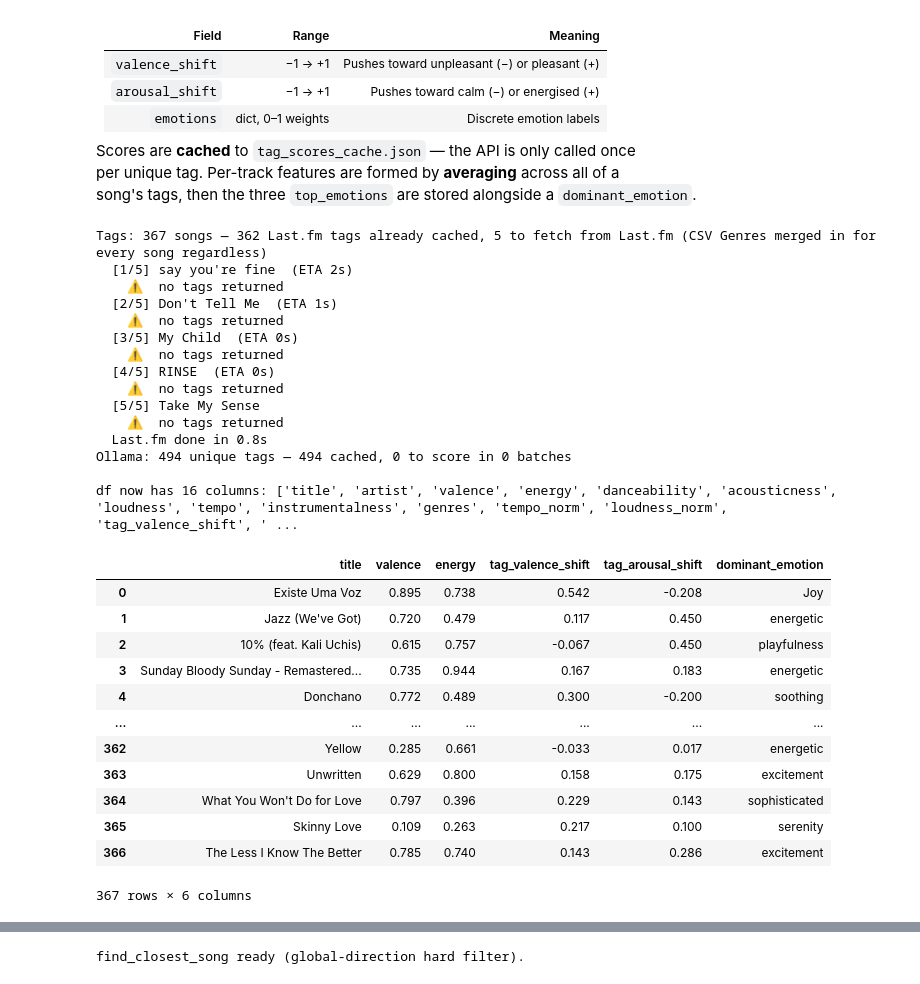
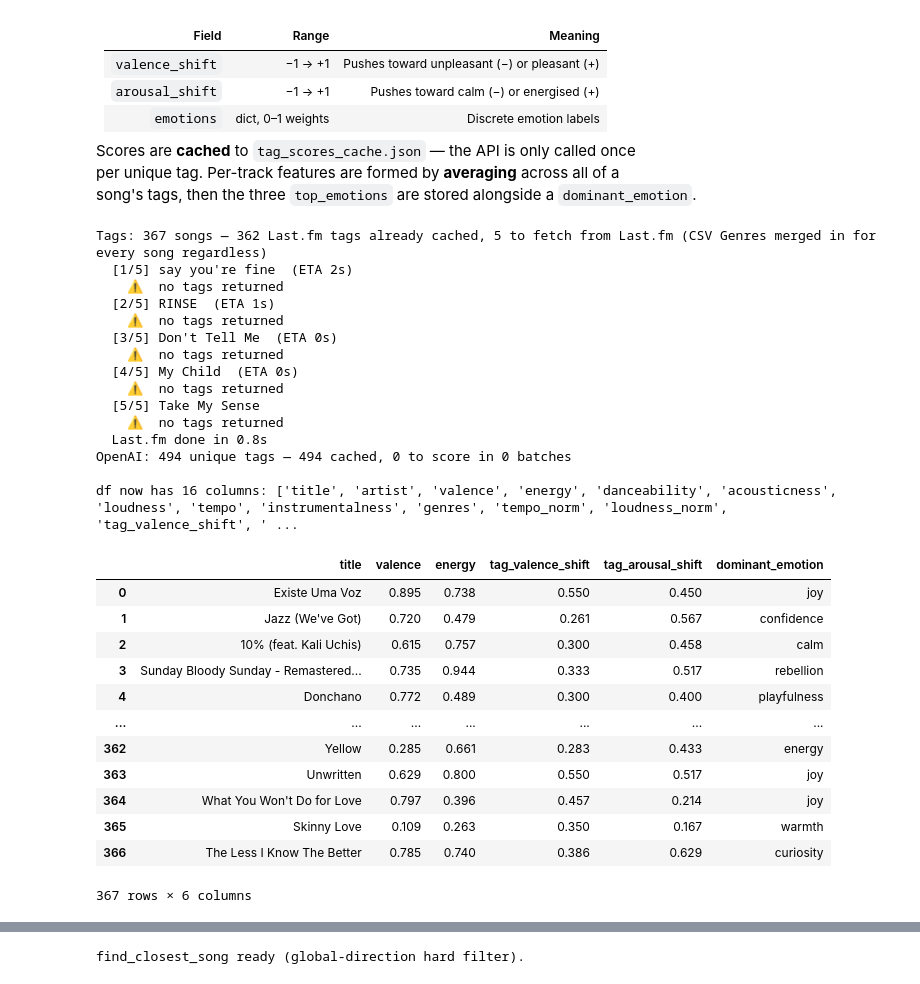
Before and after one commit to RichardFreedman/Summer2026, a Jupyter notebook: moodrec/recommender.ipynb, the cells around one changed output, grey strips where cells are left out. Cells and saved outputs as stored; diff of their text form; code cells hidden in the pictures.

```diff
--- a/moodrec/recommender.ipynb
+++ b/moodrec/recommender.ipynb
@@ -140,11 +140,11 @@ to distinguish them.
 # %%
 import json
 from dotenv import load_dotenv
-from langchain_ollama import ChatOllama
+from langchain_openai import ChatOpenAI
 
 load_dotenv()
 
-OLLAMA_MODEL   = "llama3.2"  # change to any model you have pulled
+OPENAI_MODEL   = "gpt-4.1-mini"  # change to any OpenAI chat model
 LASTFM_API_KEY = os.environ.get("LASTFM_API_KEY", "")  # set in .env file
 # %% [markdown]
 ### 1b.1 — LLM Tag Generation
@@ -315,7 +315,7 @@ def _save_cache(cache: dict) -> None:
         json.dump(cache, f, indent=2)
 
 
-def _score_tag_single(tag: str, llm: ChatOllama, cache: dict) -> None:
+def _score_tag_single(tag: str, llm: ChatOpenAI, cache: dict) -> None:
     """Score one tag individually — fallback when batch parsing fails."""
     prompt = (
         f'Score the music genre/mood tag "{tag}" on three dimensions.\n'
@@ -335,8 +335,8 @@ def _score_tag_single(tag: str, llm: ChatOllama, cache: dict) -> None:
         pass
 
 
-def _score_tag_batch(tags: list, llm: ChatOllama, cache: dict) -> None:
-    """Score a batch of tags in one Ollama call; falls back to per-tag on parse failure."""
+def _score_tag_batch(tags: list, llm: ChatOpenAI, cache: dict) -> None:
+    """Score a batch of tags in one OpenAI call; falls back to per-tag on parse failure."""
     prompt = (
         "Score each of the following music genre/mood tags on three dimensions.\n"
         "Return ONLY a valid JSON object mapping each tag to its scores (no extra text):\n"
@@ -360,15 +360,15 @@ def _score_tag_batch(tags: list, llm: ChatOllama, cache: dict) -> None:
             _score_tag_single(tag, llm, cache)
 
 
-def aggregate_tag_scores(track_tags: dict, llm: ChatOllama) -> dict:
-    """Score unique tags in batches via Ollama with ETA tracking."""
+def aggregate_tag_scores(track_tags: dict, llm: ChatOpenAI) -> dict:
+    """Score unique tags in batches via OpenAI with ETA tracking."""
     import time
     cache       = _load_cache()
     unique_tags = sorted({t for tags in track_tags.values() for t in tags})
     to_score    = [t for t in unique_tags if t not in cache]
     n_cached    = len(unique_tags) - len(to_score)
     n_batches   = -(-len(to_score) // SCORE_BATCH)
-    print(f"Ollama: {len(unique_tags)} unique tags — {n_cached} cached, "
+    print(f"OpenAI: {len(unique_tags)} unique tags — {n_cached} cached, "
           f"{len(to_score)} to score in {n_batches} batch{'es' if n_batches != 1 else ''}")
 
     t_start    = time.time()
@@ -479,60 +479,60 @@ def score_all_genre_fits(df, genre_request: str, llm):
     ]
     return df
 # %%
-# Spin up the local Ollama model (still used for tag scoring and genre fit)
-llm = ChatOllama(model=OLLAMA_MODEL, temperature=0)
+# Spin up the OpenAI model (used for tag scoring and genre fit)
+llm = ChatOpenAI(model=OPENAI_MODEL, temperature=0)
 
 # Step 1: fetch genre/mood tags from Last.fm for every song
 track_tags = generate_all_tags(df)
 
-# Step 2: score each unique tag via Ollama and compute per-track aggregates
+# Step 2: score each unique tag via OpenAI and compute per-track aggregates
 track_agg = aggregate_tag_scores(track_tags, llm)
 
 # Merge enriched columns back into the main df
 df["tag_valence_shift"] = df["title"].map(
     lambda t: track_agg.get(t, {}).get("tag_valence_shift", 0.0)
 )
 df["tag_arousal_shift"] = df["title"].map(
     lambda t: track_agg.get(t, {}).get("tag_arousal_shift", 0.0)
 )
 df["top_emotions"] = df["title"].map(
     lambda t: track_agg.get(t, {}).get("top_emotions", [])
 )
 df["dominant_emotion"] = df["title"].map(
     lambda t: track_agg.get(t, {}).get("dominant_emotion", "neutral")
 )
 
 print(f"\ndf now has {df.shape[1]} columns: {list(df.columns)}")
 df[["title", "valence", "energy",
     "tag_valence_shift", "tag_arousal_shift", "dominant_emotion"]].round(3)
 # %% [output]
 Tags: 367 songs — 362 Last.fm tags already cached, 5 to fetch from Last.fm (CSV Genres merged in for every song regardless)
   [1/5] say you're fine  (ETA 2s)
     ⚠️  no tags returned
-  [2/5] Don't Tell Me  (ETA 1s)
+  [2/5] RINSE  (ETA 1s)
     ⚠️  no tags returned
-  [3/5] My Child  (ETA 0s)
+  [3/5] Don't Tell Me  (ETA 0s)
     ⚠️  no tags returned
-  [4/5] RINSE  (ETA 0s)
+  [4/5] My Child  (ETA 0s)
     ⚠️  no tags returned
   [5/5] Take My Sense
     ⚠️  no tags returned
   Last.fm done in 0.8s
-Ollama: 494 unique tags — 494 cached, 0 to score in 0 batches
+OpenAI: 494 unique tags — 494 cached, 0 to score in 0 batches
 
 df now has 16 columns: ['title', 'artist', 'valence', 'energy', 'danceability', 'acousticness', 'loudness', 'tempo', 'instrumentalness', 'genres', 'tempo_norm', 'loudness_norm', 'tag_valence_shift', ' ...
 |  | title | valence | energy | tag_valence_shift | tag_arousal_shift | dominant_emotion |
-| 0 | Existe Uma Voz | 0.895 | 0.738 | 0.542 | -0.208 | Joy |
-| 1 | Jazz (We've Got) | 0.720 | 0.479 | 0.117 | 0.450 | energetic |
-| 2 | 10% (feat. Kali Uchis) | 0.615 | 0.757 | -0.067 | 0.450 | playfulness |
-| 3 | Sunday Bloody Sunday - Remastered... | 0.735 | 0.944 | 0.167 | 0.183 | energetic |
-| 4 | Donchano | 0.772 | 0.489 | 0.300 | -0.200 | soothing |
+| 0 | Existe Uma Voz | 0.895 | 0.738 | 0.550 | 0.450 | joy |
+| 1 | Jazz (We've Got) | 0.720 | 0.479 | 0.261 | 0.567 | confidence |
+| 2 | 10% (feat. Kali Uchis) | 0.615 | 0.757 | 0.300 | 0.458 | calm |
+| 3 | Sunday Bloody Sunday - Remastered... | 0.735 | 0.944 | 0.333 | 0.517 | rebellion |
+| 4 | Donchano | 0.772 | 0.489 | 0.300 | 0.400 | playfulness |
 | ... | ... | ... | ... | ... | ... | ... |
-| 362 | Yellow | 0.285 | 0.661 | -0.033 | 0.017 | energetic |
-| 363 | Unwritten | 0.629 | 0.800 | 0.158 | 0.175 | excitement |
-| 364 | What You Won't Do for Love | 0.797 | 0.396 | 0.229 | 0.143 | sophisticated |
-| 365 | Skinny Love | 0.109 | 0.263 | 0.217 | 0.100 | serenity |
-| 366 | The Less I Know The Better | 0.785 | 0.740 | 0.143 | 0.286 | excitement |
+| 362 | Yellow | 0.285 | 0.661 | 0.283 | 0.433 | energy |
+| 363 | Unwritten | 0.629 | 0.800 | 0.550 | 0.517 | joy |
+| 364 | What You Won't Do for Love | 0.797 | 0.396 | 0.457 | 0.214 | joy |
+| 365 | Skinny Love | 0.109 | 0.263 | 0.350 | 0.167 | warmth |
+| 366 | The Less I Know The Better | 0.785 | 0.740 | 0.386 | 0.629 | curiosity |
 367 rows × 6 columns
 # %% [markdown]
 ### 1b.3 — Extended `find_closest_song`
```
Also changed, not shown: parts of 5 cells of this notebook, 7 other files.
